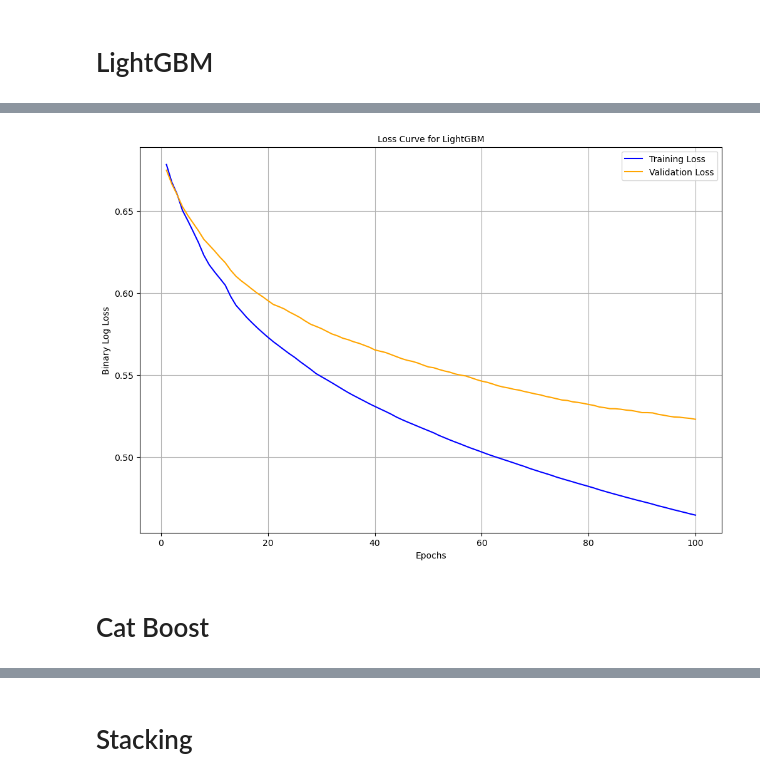
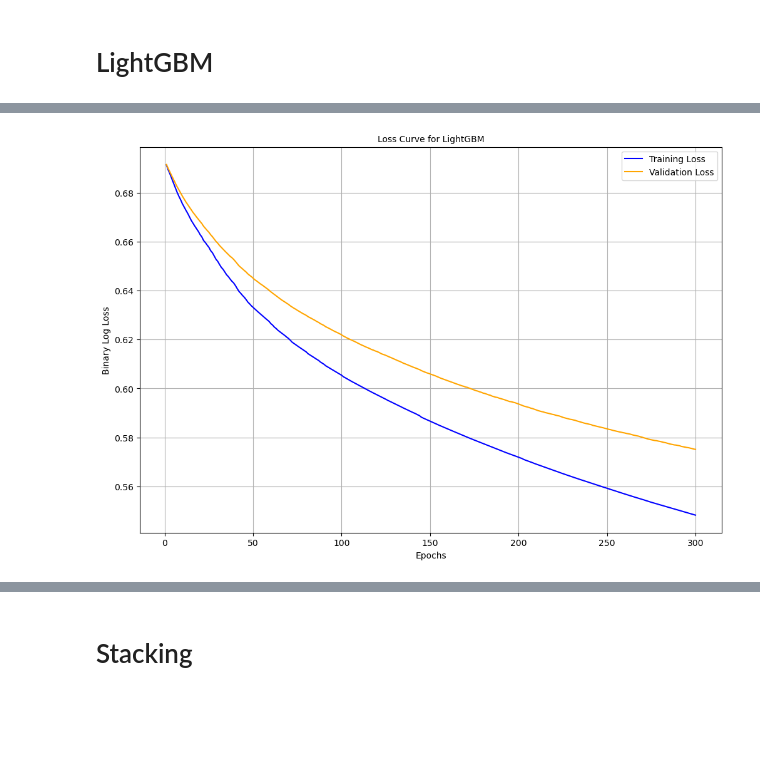
Before and after one commit to andrew76214/Kaggle-NLP_with_Disaster_Tweets, a Jupyter notebook: temp/ML_claire.ipynb, the cells around one changed output, grey strips where cells are left out. Cells and saved outputs as stored; diff of their text form; code cells hidden in the pictures; blank space fills up the shorter version.

```diff
--- a/temp/ML2_1.ipynb
+++ b/temp/ML_claire.ipynb
@@ -61,17 +64,20 @@ keyword_ohe_train = ohe.fit_transform(train_data[['keyword']])
 keyword_ohe_test = ohe.transform(test_data[['keyword']])
 # %%
 stemmer = PorterStemmer()
+nltk.download('stopwords')
+stop_words = set(stopwords.words('english'))
 
 def preprocess_text(text):
 
+    text = html.unescape(text)
     text = text.lower()
 
     text = re.sub(r"http\S+|www\S+|https\S+", '', text, flags=re.MULTILINE)
 
-    text = re.sub(r'\@|\#|\d+|[|]', '', text)
+    text = re.sub(r'\@|\#|\d+|[|\[\],.:&?"]', '', text)
 
     words = text.split()
-    words = [stemmer.stem(word) for word in words]
+    words = [stemmer.stem(word) for word in words if 2 < len(word) < 15 and word not in stop_words]
     return ' '.join(words)
 
 train_data['cleaned_text'] = train_data['text'].apply(preprocess_text)
@@ -108,4 +118,6 @@ y_train = train_data['target']
 # %%
 X_train_split, X_val, y_train_split, y_val = train_test_split(X_train, y_train, test_size=0.2, random_state=42)
+# %%
+scale_pos_weight = len(y_train[y_train == 0]) / len(y_train[y_train == 1])
 # %% [markdown]
 # XGBoost
@@ -577,21 +282,27 @@ And if memory is not enough, you can set `force_col_wise=true`.
 # %%
-# 自定義類別權重
-lgb_best_params['class_weight'] = {0: 1, 1: 1.1}  # 增加對 class 1 的關注
-
 # 使用最佳參數重新訓練
-best_lgbm = LGBMClassifier(
-    **lgb_best_params,
+lgbm_model = LGBMClassifier(
+    n_estimators=300,
+    learning_rate=0.02,
+    max_depth=5,
+    num_leaves=32,
+    subsample=0.75,
+    colsample_bytree=0.8,
+    min_child_weight=0.1,
+    class_weight='balanced',
+    lambda_l1=0.5,
+    lambda_l2=0.5,
     random_state=42
 )
 
 # 執行交叉驗證，使用訓練數據 (X_train_split, y_train_split)
-cv_scores = cross_val_score(best_lgbm, X_train_split, y_train_split, cv=5)  # 5 折交叉驗證
+cv_scores = cross_val_score(lgbm_model, X_train_split, y_train_split, cv=5)  # 5 折交叉驗證
 
 # 初始化損失記錄
 evals_result = {}
 
 # 訓練模型並記錄結果
-best_lgbm.fit(
+lgbm_model.fit(
     X_train_split,
     y_train_split,
     eval_set=[(X_train_split, y_train_split), (X_val, y_val)],
@@ -600,6 +311,6 @@ best_lgbm.fit(
 )
 
 # 模型評估：計算準確率
-lgbm_train_preds = best_lgbm.predict(X_train_split)
-lgbm_val_preds = best_lgbm.predict(X_val)
+lgbm_train_preds = lgbm_model.predict(X_train_split)
+lgbm_val_preds = lgbm_model.predict(X_val)
 # %% [output]
@@ -661,31 +381,22 @@ weighted avg       0.77      0.76      0.76      1523
 # %%
-# 假設 lgb_best_params 包含所有的最佳超參數
-# 定義每個參數名稱的最大長度
-max_key_length = max(len(key) for key in lgb_best_params.keys())
-
-# 使用格式化字符串來對齊參數，確保每一列對齊
-params_str = "\n".join([f"{key:<{max_key_length}} : {value}" for key, value in lgb_best_params.items()])
-
 # 獲取歷史損失值
-eval_results = best_lgbm.evals_result_
+eval_results = lgbm_model.evals_result_
 
 # 繪製損失曲線
 epochs = range(1, len(eval_results['training']['binary_logloss']) + 1)
 plt.figure(figsize=(12, 8))
 plt.plot(epochs, eval_results['training']['binary_logloss'], label='Training Loss', color='blue')
 plt.plot(epochs, eval_results['valid_1']['binary_logloss'], label='Validation Loss', color='orange')
 
 # 設定標題並加入最佳參數
 plt.xlabel('Epochs')
 plt.ylabel('Binary Log Loss')
 
 # 設置標題並顯示參數
 plt.title('Loss Curve for LightGBM', fontsize=10)
 
 plt.legend()
 plt.grid(True)
 plt.show()
 # %% [output]
-[figure, old version]
+[figure, new version]
-# %% [markdown]
-# Cat Boost
```
Also changed, not shown: parts of 35 cells of this notebook, 7 other files.
